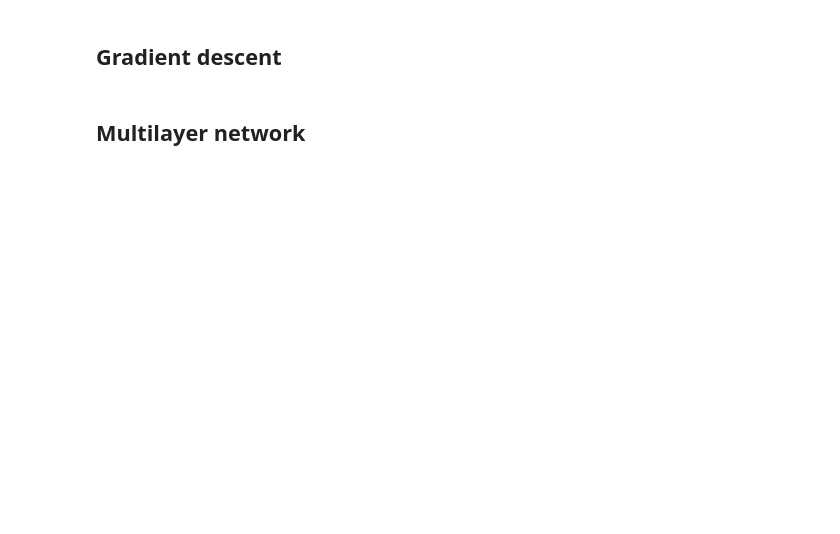
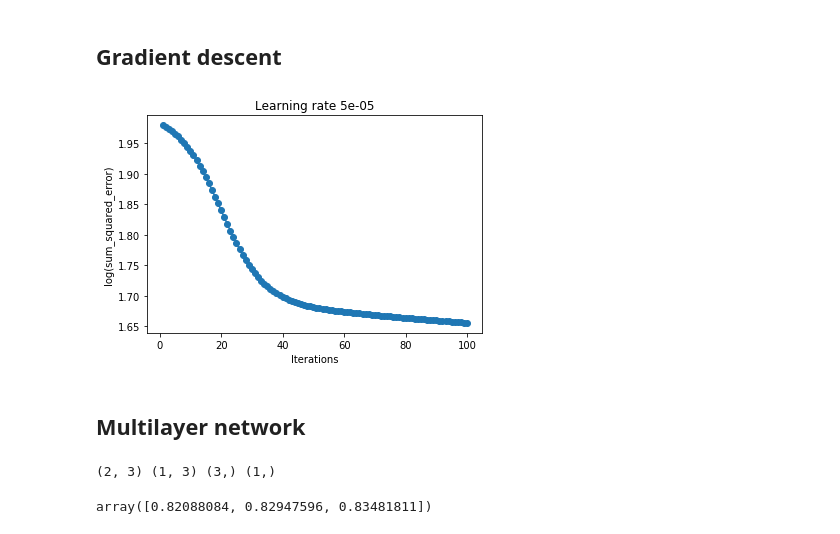
Before and after one commit to esciencecenter-digital-skills/deep-learning-material, a Jupyter notebook: notebooks/1.NeuralNetwork-numpy.ipynb, the cells around one changed output. Saved outputs shown, nothing was run; the diff lists cells and outputs as text; code cells hidden in the pictures; blank space fills up the shorter version.

```diff
--- a/notebooks/1.NeuralNetwork-numpy.ipynb
+++ b/notebooks/1.NeuralNetwork-numpy.ipynb
@@ -74,14 +80,16 @@ def train(network, x, y, epochs, lr):
     return losses
 # %%
 perceptron = Perceptron(2)
-epochs = 10
-lr = 0.0001
+epochs = 100
+lr = 0.00005
 losses = train(perceptron, x_iris, y_iris, epochs, lr)
 plt.plot(range(1, len(losses)+1), np.log10(losses), marker='o')
 plt.xlabel('Iterations')
 plt.ylabel('log(sum_squared_error)')
 plt.title('Learning rate '+ str(lr))
 plt.show()
+# %% [output]
+[figure, added]
 # %% [markdown]
 ## Multilayer network
 # %%
@@ -127,9 +135,13 @@ class TwoLayerNN():
 # %%
 network = TwoLayerNN(2, 3)
 print(network.weights1.shape, network.bias1.shape, network.weights2.shape, network.bias2.shape)
+# %% [output]
+(2, 3) (1, 3) (3,) (1,)
 # %%
 x = [[1,1], [2,1], [1,2]]
 network.forward(x)
+# %% [output]
+array([0.82088084, 0.82947596, 0.83481811])
 # %%
 # To do: SGD
 def get_loss(y_predicted, y_true):
```
Also changed, not shown: parts of 6 cells of this notebook.
